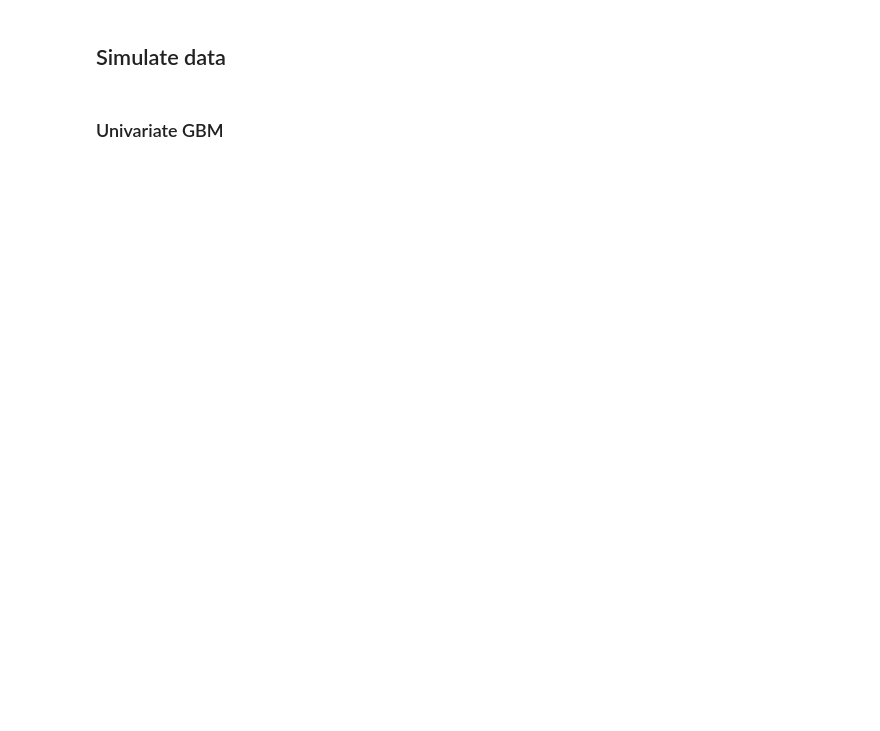
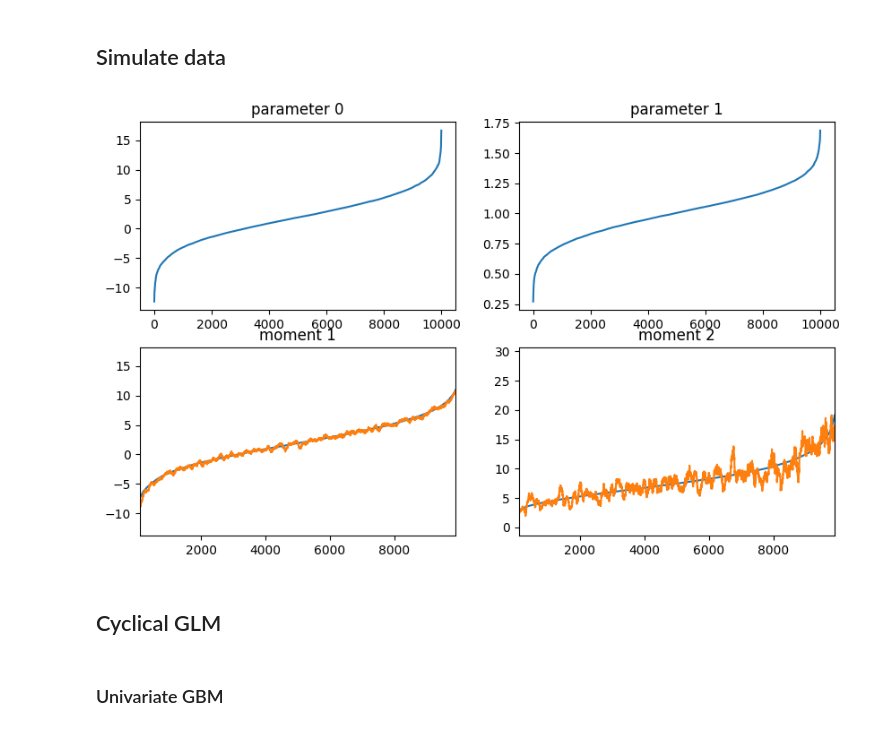
Before and after one commit to henningzakrisson/cyc-gbm, a Jupyter notebook: notebooks/simulated_data.ipynb, the cells around one changed output. Cells and saved outputs as stored; diff of their text form; code cells hidden in the pictures; blank space fills up the shorter version.

```diff
--- a/notebooks/simulated_data.ipynb
+++ b/notebooks/simulated_data.ipynb
@@ -47,0 +51,38 @@ z_hat = {"train": {"true": z_train}, "test": {"true": z_test}}
+# %%
+def moving_average(x, w):
+    return np.convolve(x, np.ones(w), "full") / w
+
+def moving_variance(x, z, w):
+    r = x - distribution.moment(z, 1)
+    return np.convolve(r**2, np.ones(w), "full") / w
+
+def moving_moment(x, w, z, k):
+    if k==1:
+        return moving_average(x, w)
+    elif k==2:
+        return moving_variance(x, z, w)
+# %%
+fig, axs = plt.subplots(2, 2, figsize=(10, 6))
+axs = axs.flatten()
+
+# parameters
+for j in range(distribution.d):
+    axs[j].set_title(f"parameter {j}")
+    sort_order = np.argsort(z[j])
+    axs[j].plot(z[j][sort_order])
+
+# moments
+n_window = 100
+for k in [1,2]:
+    axs[k+1].set_title(f"moment {k}")
+    moment = distribution.moment(z,k)
+    sort_order = np.argsort(moment)
+
+    moment_empirical = moving_moment(y[sort_order], w = n_window, z= z[:,sort_order], k = k)
+    axs[k+1].plot(moment[sort_order], label="true")
+    axs[k+1].plot(moment_empirical, label="empirical")
+    axs[k+1].set_xlim([n_window,len(y)-n_window])
+# %% [output]
+[figure, added]
+# %% [markdown]
+## Cyclical GLM
```
Also changed, not shown: parts of 7 cells of this notebook, 2 other files.
